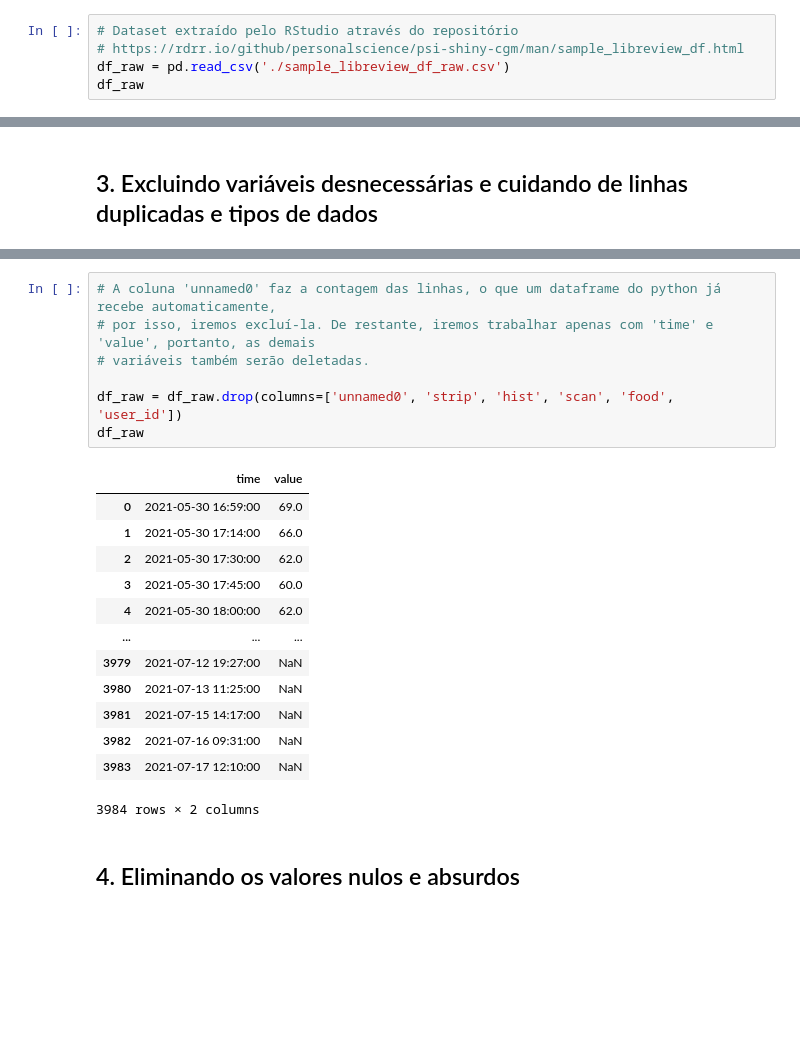
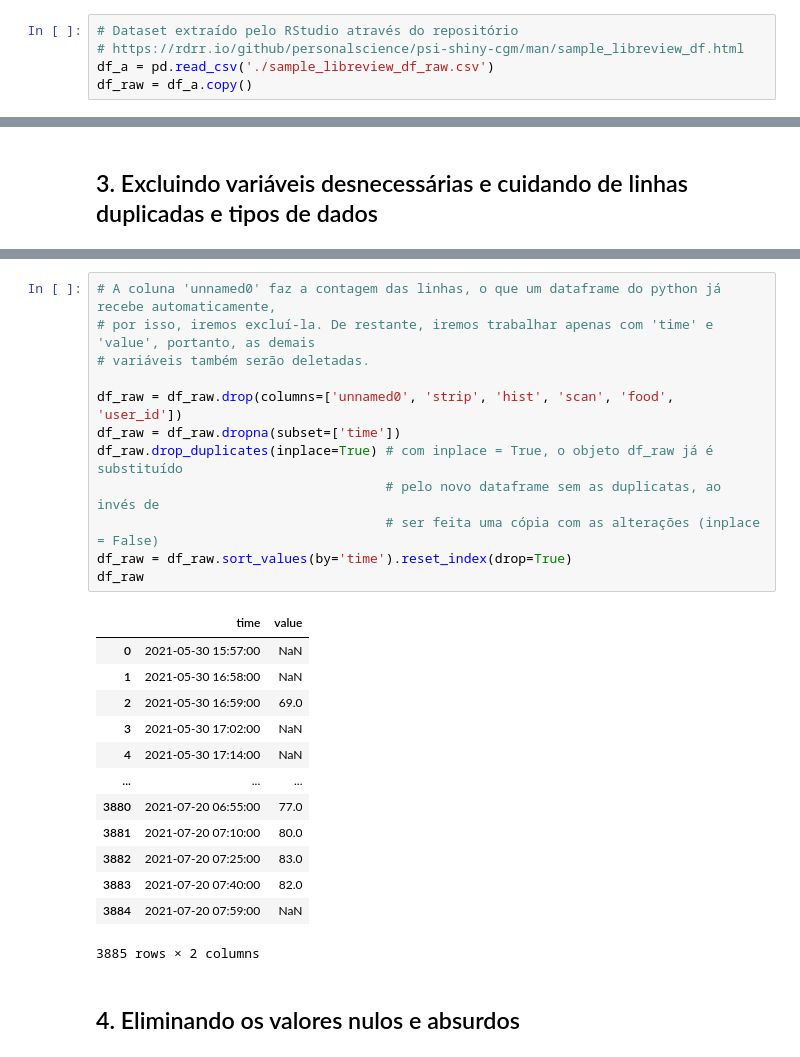
Before and after one commit to teco-insights/continuous-glucose-monitoring, a Jupyter notebook: continuous_glucose_monitoring.ipynb, the cells around one changed output, grey strips where cells are left out. Drawn from its saved outputs; the diff is of its cells as text; blank space fills up the shorter version.

```diff
--- a/continuous_glucose_monitoring.ipynb
+++ b/continuous_glucose_monitoring.ipynb
@@ -18,5 +18,5 @@ import numpy as np;
 # %%
 # Dataset extraído pelo RStudio através do repositório
 # https://rdrr.io/github/personalscience/psi-shiny-cgm/man/sample_libreview_df.html
-df_raw = pd.read_csv('./sample_libreview_df_raw.csv')
-df_raw
+df_a = pd.read_csv('./sample_libreview_df_raw.csv')
+df_raw = df_a.copy()
@@ -95,24 +78,29 @@ df_raw
 # %%
 # A coluna 'unnamed0' faz a contagem das linhas, o que um dataframe do python já recebe automaticamente,
 # por isso, iremos excluí-la. De restante, iremos trabalhar apenas com 'time' e 'value', portanto, as demais
 # variáveis também serão deletadas.
 
 df_raw = df_raw.drop(columns=['unnamed0', 'strip', 'hist', 'scan', 'food', 'user_id'])
+df_raw = df_raw.dropna(subset=['time'])
+df_raw.drop_duplicates(inplace=True) # com inplace = True, o objeto df_raw já é substituído
+                                     # pelo novo dataframe sem as duplicatas, ao invés de
+                                     # ser feita uma cópia com as alterações (inplace = False)
+df_raw = df_raw.sort_values(by='time').reset_index(drop=True)
 df_raw
 # %% [output]
 |  | time | value |
-| 0 | 2021-05-30 16:59:00 | 69.0 |
-| 1 | 2021-05-30 17:14:00 | 66.0 |
-| 2 | 2021-05-30 17:30:00 | 62.0 |
-| 3 | 2021-05-30 17:45:00 | 60.0 |
-| 4 | 2021-05-30 18:00:00 | 62.0 |
+| 0 | 2021-05-30 15:57:00 | NaN |
+| 1 | 2021-05-30 16:58:00 | NaN |
+| 2 | 2021-05-30 16:59:00 | 69.0 |
+| 3 | 2021-05-30 17:02:00 | NaN |
+| 4 | 2021-05-30 17:14:00 | NaN |
 | ... | ... | ... |
-| 3979 | 2021-07-12 19:27:00 | NaN |
-| 3980 | 2021-07-13 11:25:00 | NaN |
-| 3981 | 2021-07-15 14:17:00 | NaN |
-| 3982 | 2021-07-16 09:31:00 | NaN |
-| 3983 | 2021-07-17 12:10:00 | NaN |
+| 3880 | 2021-07-20 06:55:00 | 77.0 |
+| 3881 | 2021-07-20 07:10:00 | 80.0 |
+| 3882 | 2021-07-20 07:25:00 | 83.0 |
+| 3883 | 2021-07-20 07:40:00 | 82.0 |
+| 3884 | 2021-07-20 07:59:00 | NaN |
-3984 rows × 2 columns
+3885 rows × 2 columns
 # %% [markdown]
 ## 4. Eliminando os valores nulos e absurdos
 # %%
```
Also changed, not shown: parts of 30 cells of this notebook, 6 other files.
